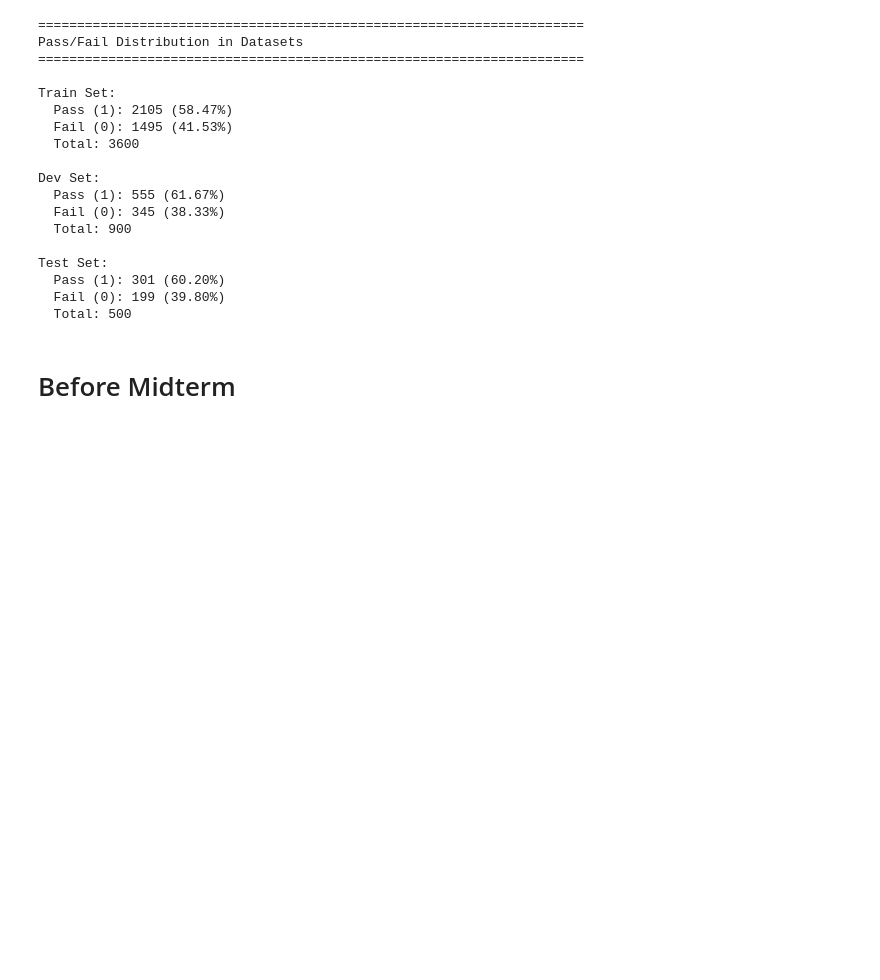
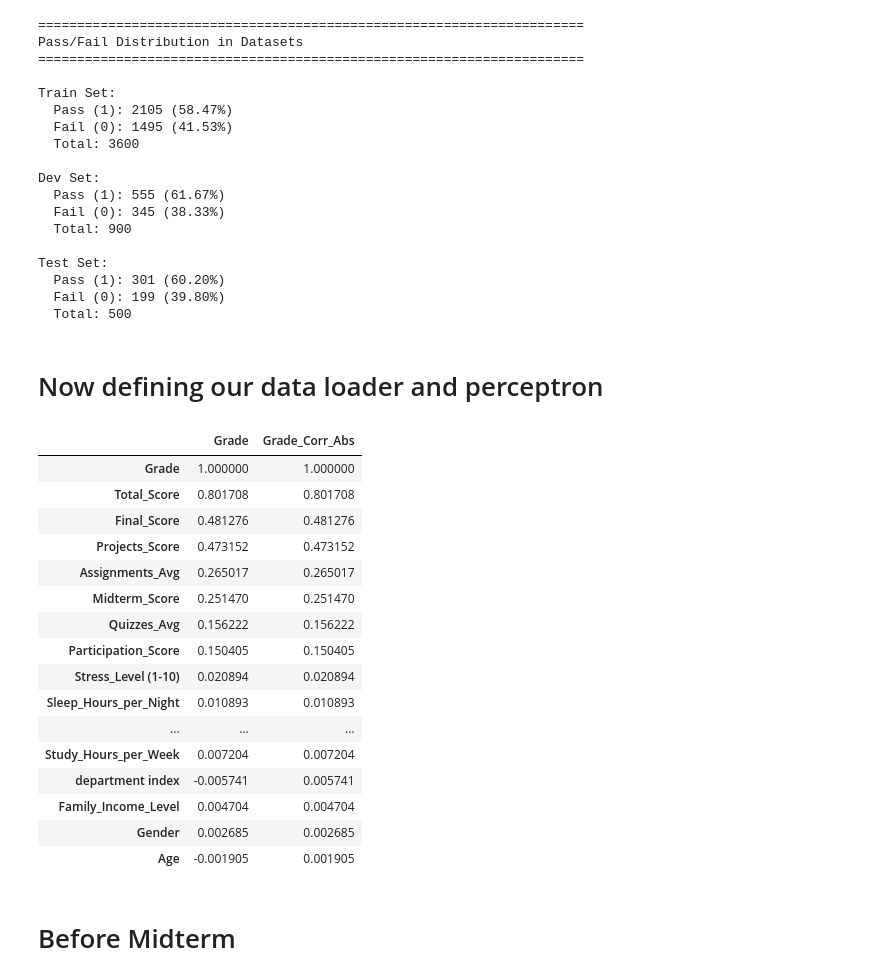
Before and after one commit to tylergarf/CSC396_Course_Coach, a Jupyter notebook: PassFail.ipynb, the cells around one changed output. Saved outputs shown, nothing was run; the diff lists cells and outputs as text; code cells hidden in the pictures; blank space fills up the shorter version.

```diff
--- a/PassFail.ipynb
+++ b/PassFail.ipynb
@@ -208,3 +139,5 @@ Test Set:
   Pass (1): 301 (60.20%)
   Fail (0): 199 (39.80%)
   Total: 500
+# %% [markdown]
+# Now defining our data loader and perceptron
@@ -211,3 +203,27 @@ Test Set:
+# %%
+education_data = education_data.drop(columns=['Department'])
+corr_df = education_data.corr(method='pearson')[['Grade']]
+corr_df['Grade_Corr_Abs'] = corr_df['Grade'].apply(lambda x: np.abs(x))
+corr_df = corr_df.sort_values(by='Grade_Corr_Abs',ascending=False)
+corr_df
+# %% [output]
+|  | Grade | Grade_Corr_Abs |
+| Grade | 1.000000 | 1.000000 |
+| Total_Score | 0.801708 | 0.801708 |
+| Final_Score | 0.481276 | 0.481276 |
+| Projects_Score | 0.473152 | 0.473152 |
+| Assignments_Avg | 0.265017 | 0.265017 |
+| Midterm_Score | 0.251470 | 0.251470 |
+| Quizzes_Avg | 0.156222 | 0.156222 |
+| Participation_Score | 0.150405 | 0.150405 |
+| Stress_Level (1-10) | 0.020894 | 0.020894 |
+| Sleep_Hours_per_Night | 0.010893 | 0.010893 |
+| ... | ... | ... |
+| Study_Hours_per_Week | 0.007204 | 0.007204 |
+| department index | -0.005741 | 0.005741 |
+| Family_Income_Level | 0.004704 | 0.004704 |
+| Gender | 0.002685 | 0.002685 |
+| Age | -0.001905 | 0.001905 |
 # %% [markdown]
 # Before Midterm
 # %%
```
Also changed, not shown: parts of 11 cells of this notebook.
